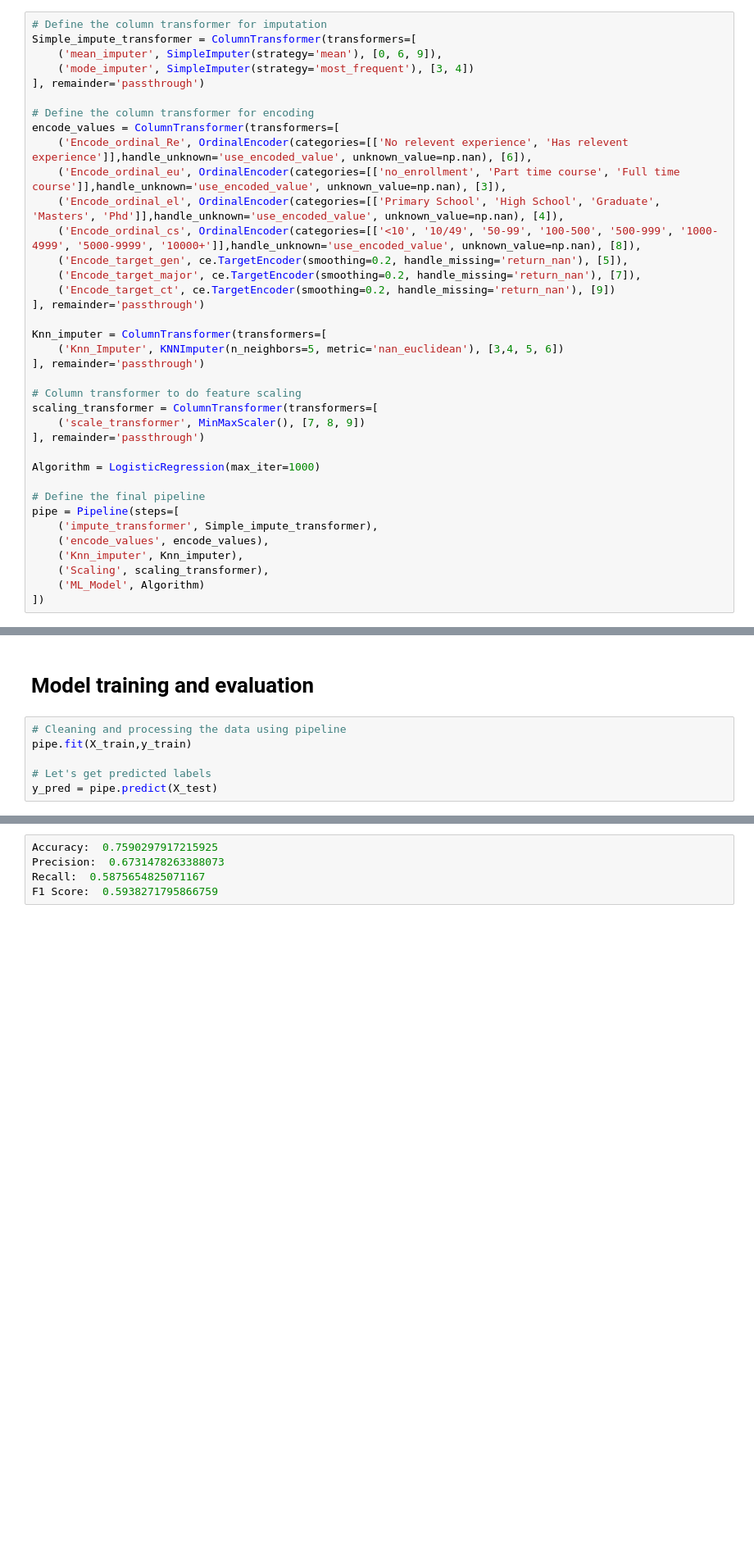
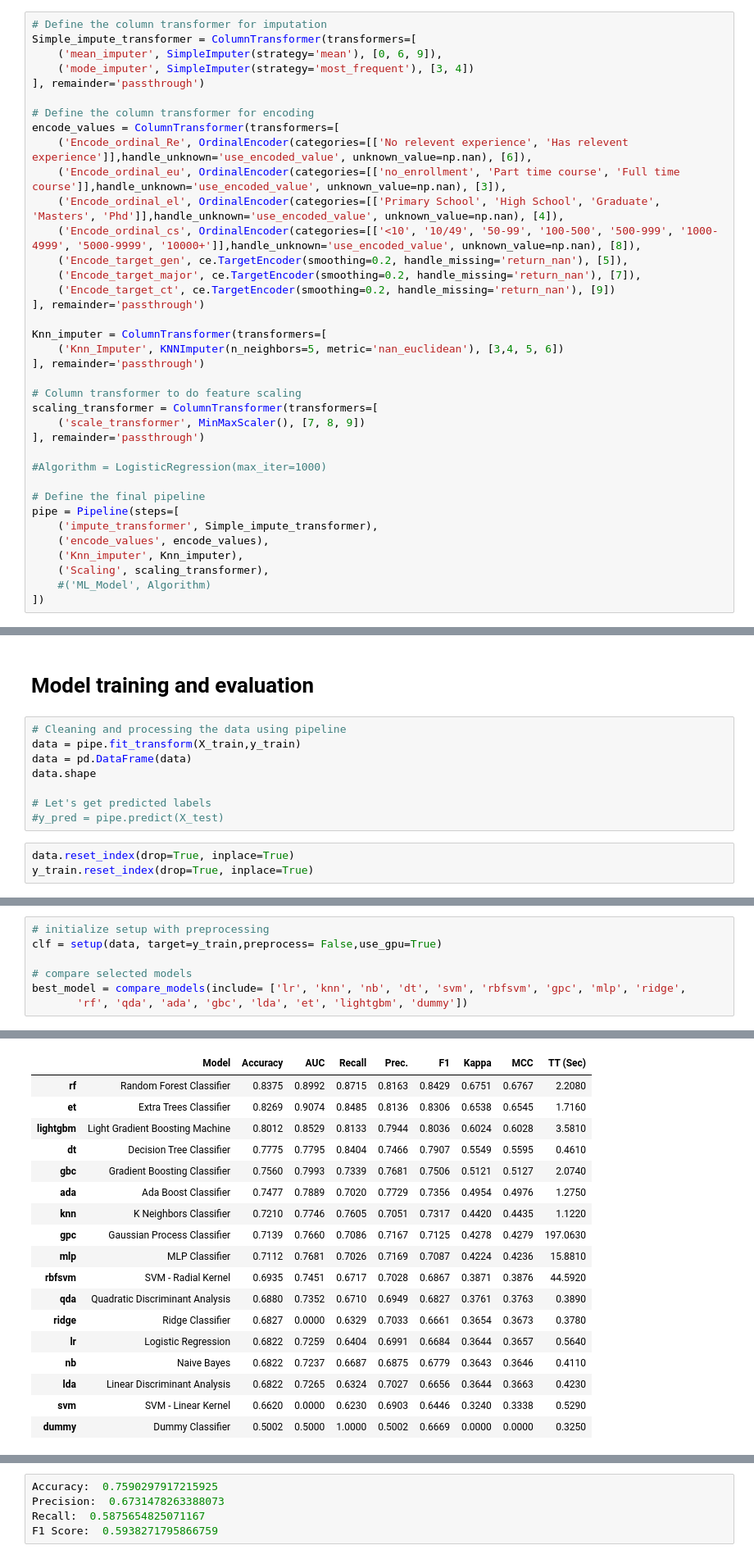
Before and after one commit to yuvraaj2002/Old_projects, a Jupyter notebook: DS job prediction/Main_Code_DS.ipynb, the cells around one changed output, grey strips where cells are left out. Shown at 82% size. Saved outputs shown, nothing was run; the diff lists cells and outputs as text; blank space fills up the shorter version.

Commit message:
Compared classifiction models using pycaret

```diff
--- a/DS job prediction/Main_Code_DS.ipynb
+++ b/DS job prediction/Main_Code_DS.ipynb
@@ -364,7 +375,7 @@ scaling_transformer = ColumnTransformer(transformers=[
     ('scale_transformer', MinMaxScaler(), [7, 8, 9])
 ], remainder='passthrough')
 
-Algorithm = LogisticRegression(max_iter=1000)
+#Algorithm = LogisticRegression(max_iter=1000)
 
 # Define the final pipeline
 pipe = Pipeline(steps=[
@@ -372,7 +383,7 @@ pipe = Pipeline(steps=[
     ('encode_values', encode_values),
     ('Knn_imputer', Knn_imputer),
     ('Scaling', scaling_transformer),
-    ('ML_Model', Algorithm)
+    #('ML_Model', Algorithm)
 ])
 # %%
 # Seperating the data into dependent and independnet variable
@@ -386,7 +397,12 @@ X_train, X_val, y_train, y_val = train_test_split(X_train, y_train, test_size=0.
 # Model training and evaluation
 # %%
 # Cleaning and processing the data using pipeline
-pipe.fit(X_train,y_train)
+data = pipe.fit_transform(X_train,y_train)
+data = pd.DataFrame(data)
+data.shape
 
 # Let's get predicted labels
-y_pred = pipe.predict(X_test)
+#y_pred = pipe.predict(X_test)
+# %%
+data.reset_index(drop=True, inplace=True)
+y_train.reset_index(drop=True, inplace=True)
@@ -392,0 +419,8 @@ y_pred = pipe.predict(X_test)
+# %%
+# initialize setup with preprocessing
+clf = setup(data, target=y_train,preprocess= False,use_gpu=True)
+
+# compare selected models
+best_model = compare_models(include= ['lr', 'knn', 'nb', 'dt', 'svm', 'rbfsvm', 'gpc', 'mlp', 'ridge',
+       'rf', 'qda', 'ada', 'gbc', 'lda', 'et', 'lightgbm', 'dummy'])
+# %% [output]
@@ -392,0 +437,18 @@ y_pred = pipe.predict(X_test)
+|  | Model | Accuracy | AUC | Recall | Prec. | F1 | Kappa | MCC | TT (Sec) |
+| rf | Random Forest Classifier | 0.8375 | 0.8992 | 0.8715 | 0.8163 | 0.8429 | 0.6751 | 0.6767 | 2.2080 |
+| et | Extra Trees Classifier | 0.8269 | 0.9074 | 0.8485 | 0.8136 | 0.8306 | 0.6538 | 0.6545 | 1.7160 |
+| lightgbm | Light Gradient Boosting Machine | 0.8012 | 0.8529 | 0.8133 | 0.7944 | 0.8036 | 0.6024 | 0.6028 | 3.5810 |
+| dt | Decision Tree Classifier | 0.7775 | 0.7795 | 0.8404 | 0.7466 | 0.7907 | 0.5549 | 0.5595 | 0.4610 |
+| gbc | Gradient Boosting Classifier | 0.7560 | 0.7993 | 0.7339 | 0.7681 | 0.7506 | 0.5121 | 0.5127 | 2.0740 |
+| ada | Ada Boost Classifier | 0.7477 | 0.7889 | 0.7020 | 0.7729 | 0.7356 | 0.4954 | 0.4976 | 1.2750 |
+| knn | K Neighbors Classifier | 0.7210 | 0.7746 | 0.7605 | 0.7051 | 0.7317 | 0.4420 | 0.4435 | 1.1220 |
+| gpc | Gaussian Process Classifier | 0.7139 | 0.7660 | 0.7086 | 0.7167 | 0.7125 | 0.4278 | 0.4279 | 197.0630 |
+| mlp | MLP Classifier | 0.7112 | 0.7681 | 0.7026 | 0.7169 | 0.7087 | 0.4224 | 0.4236 | 15.8810 |
+| rbfsvm | SVM - Radial Kernel | 0.6935 | 0.7451 | 0.6717 | 0.7028 | 0.6867 | 0.3871 | 0.3876 | 44.5920 |
+| qda | Quadratic Discriminant Analysis | 0.6880 | 0.7352 | 0.6710 | 0.6949 | 0.6827 | 0.3761 | 0.3763 | 0.3890 |
+| ridge | Ridge Classifier | 0.6827 | 0.0000 | 0.6329 | 0.7033 | 0.6661 | 0.3654 | 0.3673 | 0.3780 |
+| lr | Logistic Regression | 0.6822 | 0.7259 | 0.6404 | 0.6991 | 0.6684 | 0.3644 | 0.3657 | 0.5640 |
+| nb | Naive Bayes | 0.6822 | 0.7237 | 0.6687 | 0.6875 | 0.6779 | 0.3643 | 0.3646 | 0.4110 |
+| lda | Linear Discriminant Analysis | 0.6822 | 0.7265 | 0.6324 | 0.7027 | 0.6656 | 0.3644 | 0.3663 | 0.4230 |
+| svm | SVM - Linear Kernel | 0.6620 | 0.0000 | 0.6230 | 0.6903 | 0.6446 | 0.3240 | 0.3338 | 0.5290 |
+| dummy | Dummy Classifier | 0.5002 | 0.5000 | 1.0000 | 0.5002 | 0.6669 | 0.0000 | 0.0000 | 0.3250 |
```
Also changed, not shown: parts of 9 cells of this notebook, 2 other files.
